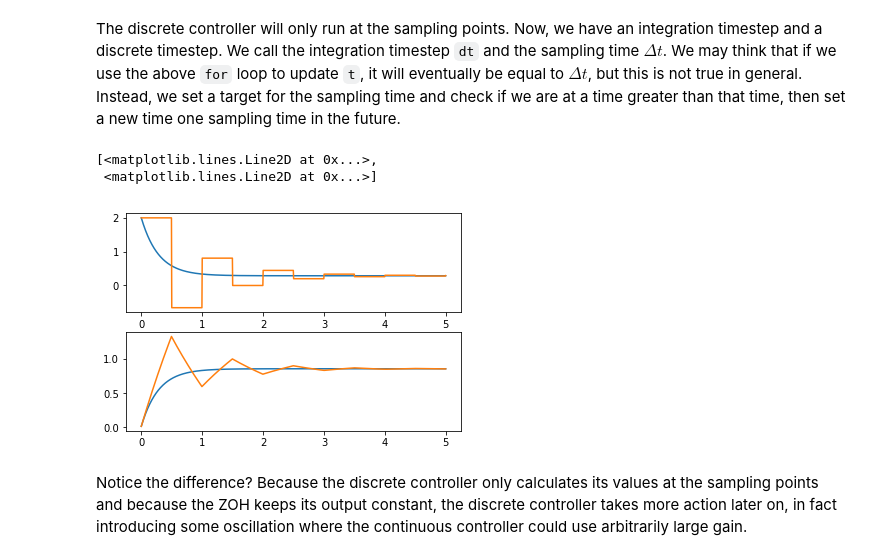
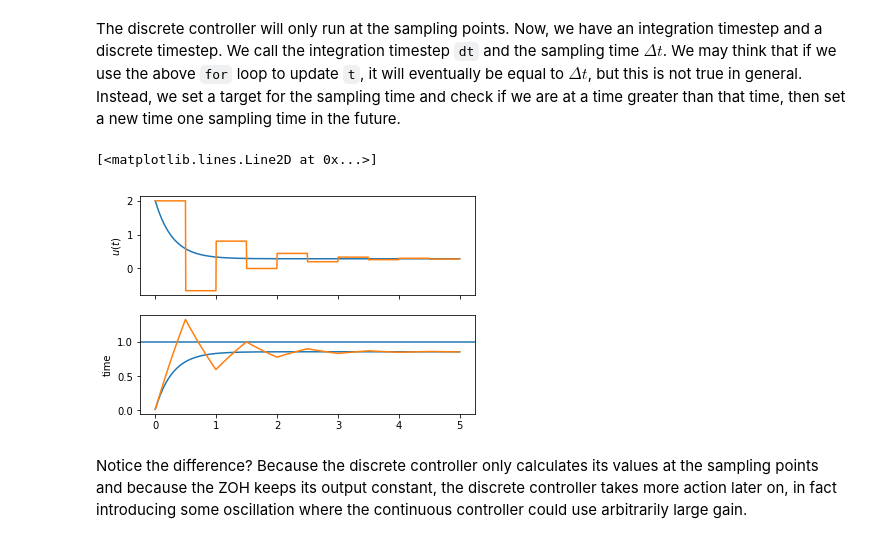
Before and after one commit to alchemyst/Dynamics-and-Control, a Jupyter notebook: 2_Control/6_Discrete_control_and_analysis/Discrete control.ipynb, the cells around one changed output. Saved outputs shown, nothing was run; the diff lists cells and outputs as text; code cells hidden in the pictures.

```diff
--- a/2_Control/6_Discrete_control_and_analysis/Discrete control.ipynb
+++ b/2_Control/6_Discrete_control_and_analysis/Discrete control.ipynb
@@ -37,6 +40,13 @@ for t in ts:
     u_continuous.append(u)
     y_continuous.append(y)
 # %%
-fig, [ax_u, ax_y] = plt.subplots(2, 1)
-ax_u.plot(ts, u_continuous)
-ax_y.plot(ts, y_continuous)
+def plot_continuous():
+    fig, [ax_u, ax_y] = plt.subplots(2, 1, sharex=True)
+    ax_u.plot(ts, u_continuous)
+    ax_u.set_ylabel('$u(t)$')
+    ax_y.plot(ts, y_continuous)
+    ax_y.axhline(1)
+    ax_y.set_ylabel('$y(t)$')
+    ax_y.set_ylabel('time')
+
+    return ax_u, ax_y
@@ -66,15 +79,12 @@ for t in ts:
     u_discrete.append(u)
     y_discrete.append(y)
 # %%
-fig, [ax_u, ax_y] = plt.subplots(2, 1)
-ax_u.plot(ts, u_continuous,
-          ts, u_discrete)
-ax_y.plot(ts, y_continuous,
-          ts, y_discrete)
+ax_u, ax_y = plot_continuous()
+ax_u.plot(ts, u_discrete)
+ax_y.plot(ts, y_discrete)
 # %% [output]
-[<matplotlib.lines.Line2D at 0x...>,
- <matplotlib.lines.Line2D at 0x...>]
+[<matplotlib.lines.Line2D at 0x...>]
-[figure, old version]
+[figure, new version]
 # %% [markdown]
 Notice the difference? Because the discrete controller only calculates its values at the sampling points and because the ZOH keeps its output constant, the discrete controller takes more action later on, in fact introducing some oscillation where the continuous controller could use arbitrarily large gain.
 # %% [markdown]
```
Also changed, not shown: parts of 15 cells of this notebook, 1 other file.
